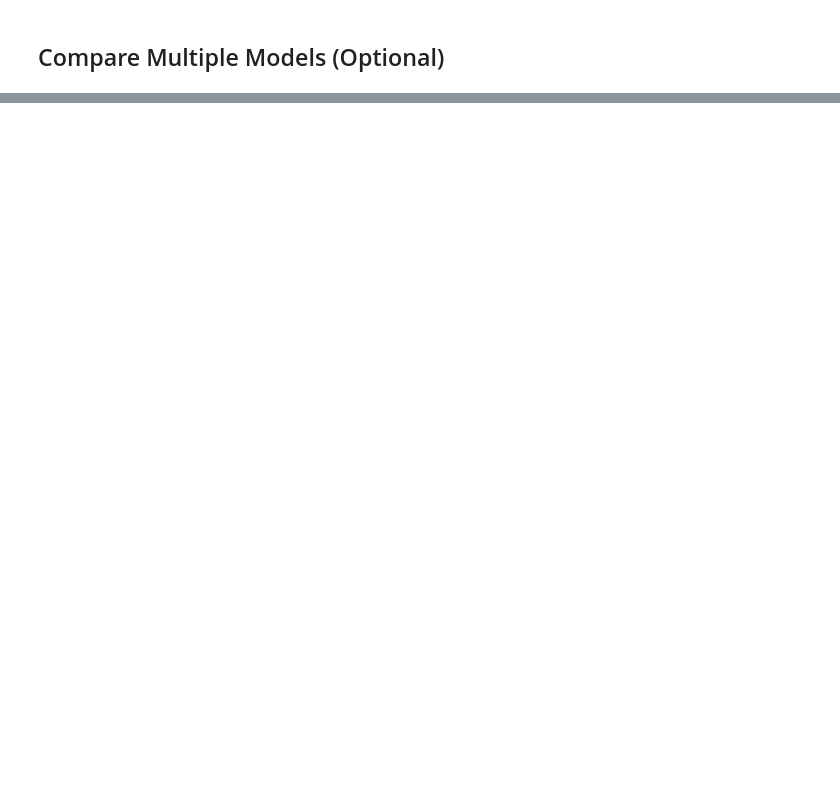
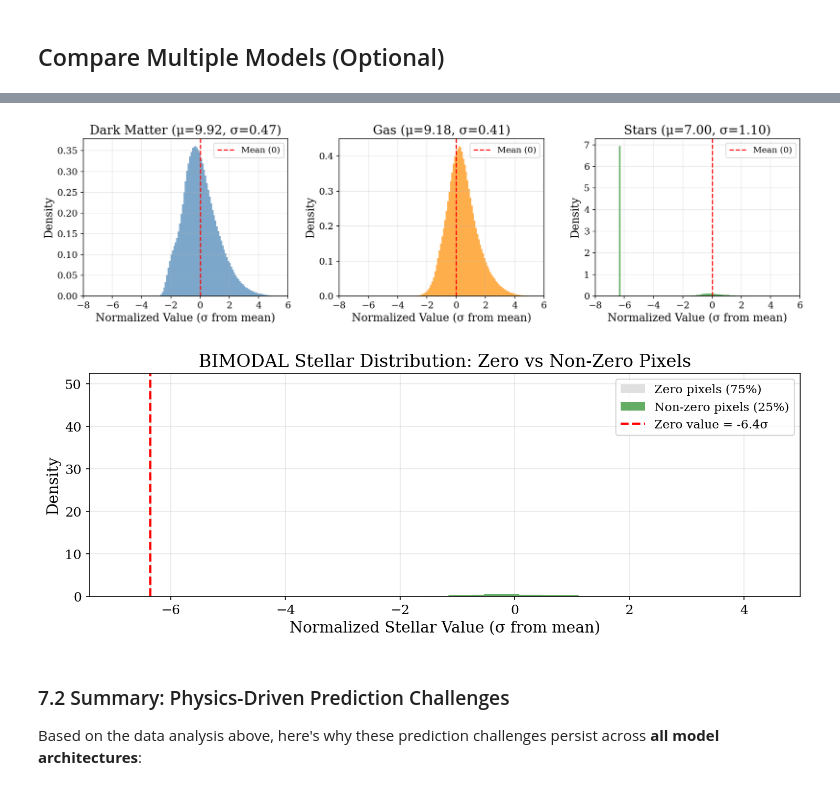
Before and after one commit to Maxelee/vdm_BIND, a Jupyter notebook: analysis/notebooks/training_validation.ipynb, the cells around one changed output, grey strips where cells are left out. Drawn from its saved outputs; the diff is of its cells as text; code cells hidden in the pictures; blank space fills up the shorter version.

```diff
--- a/analysis/notebooks/training_validation.ipynb
+++ b/analysis/notebooks/training_validation.ipynb
@@ -872,0 +2038,44 @@ if COMPARE_MODELS:
+# %%
+# Visualize normalized distributions
+fig, axes = plt.subplots(1, 3, figsize=(14, 4))
+
+for ax, (data, name, color, mean, std) in zip(axes, [
+    (norm_dm, 'Dark Matter', 'steelblue', dm_mean, dm_std),
+    (norm_gas, 'Gas', 'darkorange', gas_mean, gas_std),
+    (norm_star, 'Stars', 'forestgreen', star_mean, star_std)
+]):
+    ax.hist(data.flatten(), bins=100, color=color, alpha=0.7, density=True)
+    ax.axvline(0, color='red', linestyle='--', label='Mean (0)')
+    ax.set_xlabel('Normalized Value (σ from mean)')
+    ax.set_ylabel('Density')
+    ax.set_title(f'{name} (μ={mean:.2f}, σ={std:.2f})')
+    ax.legend()
+    ax.grid(True, alpha=0.3)
+    ax.set_xlim(-8, 6)
+
+plt.tight_layout()
+plt.savefig(FIGURE_DIR / 'normalized_distribution_analysis.png', dpi=150, bbox_inches='tight')
+plt.show()
+
+# Show the bimodal stellar distribution more clearly
+fig, ax = plt.subplots(figsize=(10, 4))
+ax.hist(norm_star[zero_star_mask].flatten(), bins=50, alpha=0.7, color='lightgray',
+        label=f'Zero pixels ({zero_star_mask.mean()*100:.0f}%)', density=True)
+ax.hist(norm_star[~zero_star_mask].flatten(), bins=50, alpha=0.7, color='forestgreen',
+        label=f'Non-zero pixels ({(1-zero_star_mask.mean())*100:.0f}%)', density=True)
+ax.axvline(normalized_zero_stellar, color='red', linestyle='--', linewidth=2, label=f'Zero value = {normalized_zero_stellar:.1f}σ')
+ax.set_xlabel('Normalized Stellar Value (σ from mean)')
+ax.set_ylabel('Density')
+ax.set_title('BIMODAL Stellar Distribution: Zero vs Non-Zero Pixels')
+ax.legend()
+ax.grid(True, alpha=0.3)
+plt.tight_layout()
+plt.savefig(FIGURE_DIR / 'stellar_bimodal_distribution.png', dpi=150, bbox_inches='tight')
+plt.show()
+# %% [output]
+[figure, added]
+[figure, added]
+# %% [markdown]
+### 7.2 Summary: Physics-Driven Prediction Challenges
+
+Based on the data analysis above, here's why these prediction challenges persist across **all model architectures**:
```
Also changed, not shown: parts of 22 cells of this notebook, 13 other files.
